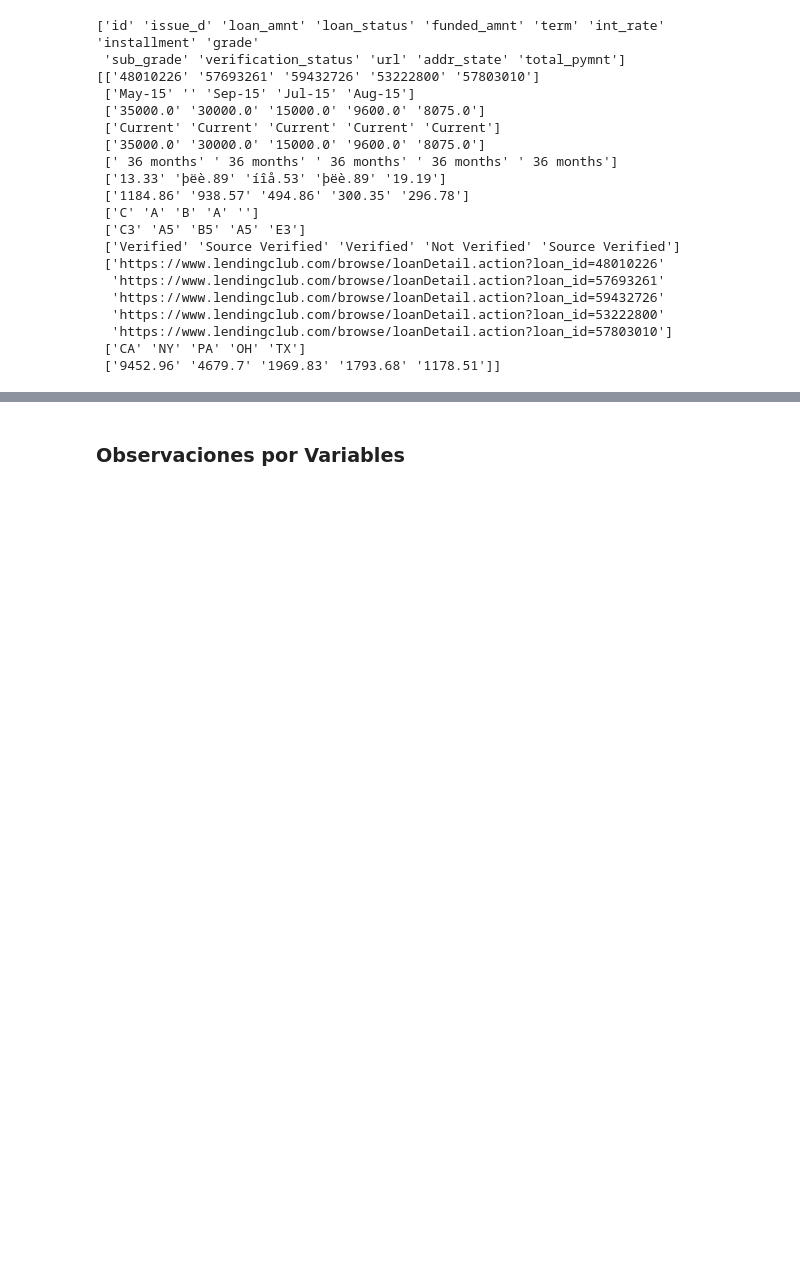
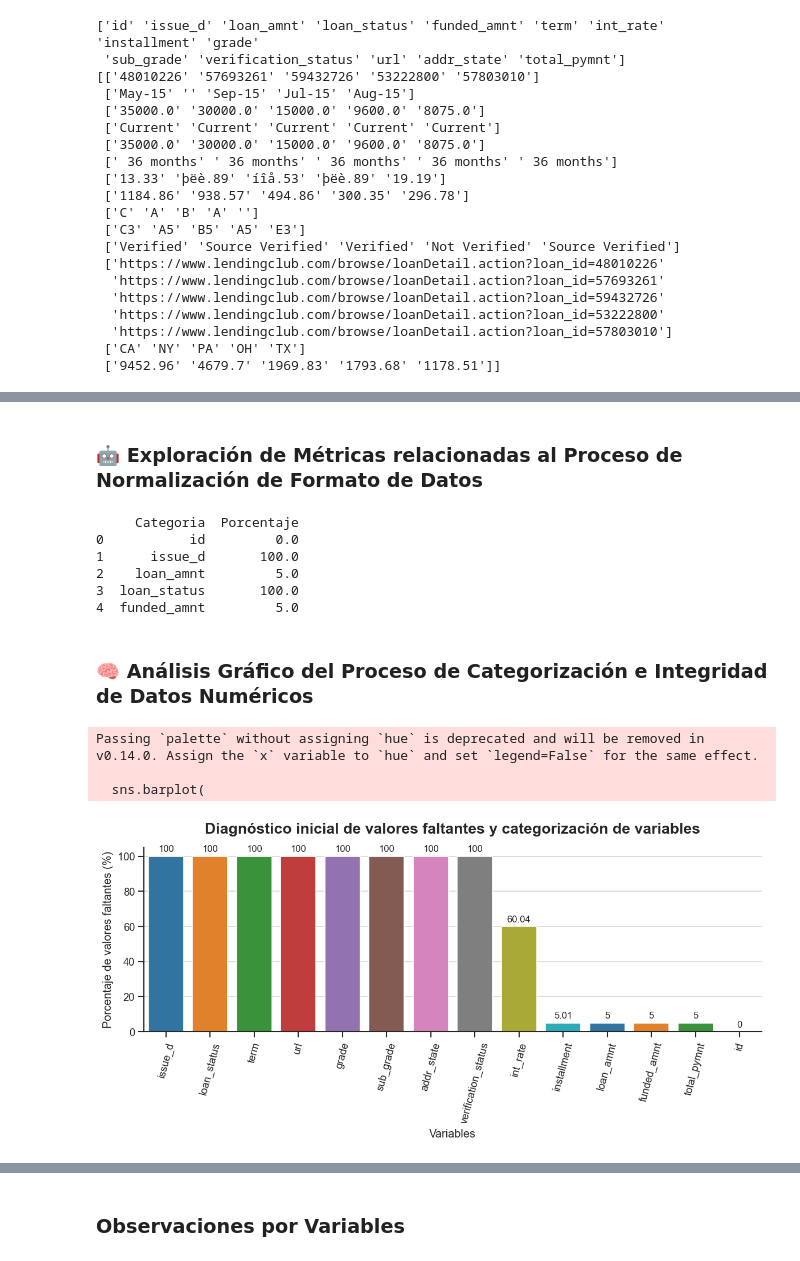
Before and after one commit to Ernesto9734/Data-Analyst-Projects, a Jupyter notebook: Project 01 - Data Cleaning and Preprocessing/notebook.ipynb, the cells around one changed output, grey strips where cells are left out. Cells and saved outputs as stored; diff of their text form; code cells hidden in the pictures; blank space fills up the shorter version.

```diff
--- a/Project 01 - Data Cleaning and Preprocessing/notebook.ipynb
+++ b/Project 01 - Data Cleaning and Preprocessing/notebook.ipynb
@@ -16,0 +99,17 @@ plt.rcParams['figure.dpi'] = 120
+# %%
+def proporcion_datos_nulos_numpy(datos, etiquetas):
+    porcentaje_datos_nulos = []
+    for columna in datos:
+        porcentaje_datos_nulos.append(
+            pd.isna(columna).sum() / len(columna) * 100
+        )
+    categoria_pandas = pd.DataFrame({
+        'Categoria': etiquetas,
+        'Porcentaje': porcentaje_datos_nulos
+    })
+    categoria_pandas_ordenado = categoria_pandas.sort_values(
+        by='Porcentaje',
+        ascending=False
+    )
+    print(categoria_pandas.head())
+    return (categoria_pandas, categoria_pandas_ordenado)
@@ -33,5 +286,5 @@ Para su correcta ejecución, es necesario proporcionar los siguientes parámetro
 # %%
-def plot_grafico_barra(data_pandas, cols, titulo, xlabel, ylabel, ancho=7, alto=5):
+def generacion_grafico_barra(datos, columnas, titulo, xlabel, ylabel, ancho=7, alto=5):
 
     sns.set_theme(
         style="ticks",
@@ -44,7 +297,7 @@ def plot_grafico_barra(data_pandas, cols, titulo, xlabel, ylabel, ancho=7, alto=
     FIG_HEIGHT = alto
 
     # Selección de columnas
-    df =data_pandas.loc[:, cols]
+    df = datos.loc[:, columnas]
 
     # Figura
     fig, ax = plt.subplots(
@@ -55,8 +308,8 @@ def plot_grafico_barra(data_pandas, cols, titulo, xlabel, ylabel, ancho=7, alto=
     # Gráfico
     sns.barplot(
         data=df,
-        x=cols[0],
-        y=cols[1],
+        x=columnas[0],
+        y=columnas[1],
         palette='tab10',
         ax=ax,
         color='black'
@@ -75,7 +328,7 @@ def plot_grafico_barra(data_pandas, cols, titulo, xlabel, ylabel, ancho=7, alto=
     ax.set_ylabel(ylabel)
 
     # Rotación de etiquetas
-    ax.tick_params(axis='x', rotation=45)
+    ax.tick_params(axis='x', rotation=75)
 
     # Valores sobre barras
     for container in ax.containers:
@@ -307,0 +445,2 @@ datos_pandas[columnas_numericas[1:]] = datos_pandas[columnas_numericas[1:]].appl
+# %%
+datos_numericos = categorizacion_datos_crudos(datos=datos)
@@ -307,0 +472,27 @@ datos_pandas[columnas_numericas[1:]] = datos_pandas[columnas_numericas[1:]].appl
+# %% [markdown]
+### 🤖 **Exploración de Métricas relacionadas al Proceso de Normalización de Formato de Datos**
+# %%
+categoria_pandas, ordenado_pandas = proporcion_datos_nulos_numpy(datos=datos_numericos, etiquetas=etiquetas)
+# %% [output]
+     Categoria  Porcentaje
+0           id         0.0
+1      issue_d       100.0
+2    loan_amnt         5.0
+3  loan_status       100.0
+4  funded_amnt         5.0
+# %% [markdown]
+### 🧠 **Análisis Gráfico del Proceso de Categorización e Integridad de Datos Numéricos**
+# %%
+generacion_grafico_barra(
+    datos=ordenado_pandas,
+    columnas=ordenado_pandas.columns,
+    titulo='Diagnóstico inicial de valores faltantes y categorización de variables',
+    xlabel='Variables',
+    ylabel='Porcentaje de valores faltantes (%)',
+    ancho=10
+)
+# %% [output]
+Passing `palette` without assigning `hue` is deprecated and will be removed in v0.14.0. Assign the `x` variable to `hue` and set `legend=False` for the same effect.
+
+  sns.barplot(
+[figure, added]
```
Also changed, not shown: parts of 92 cells of this notebook.
